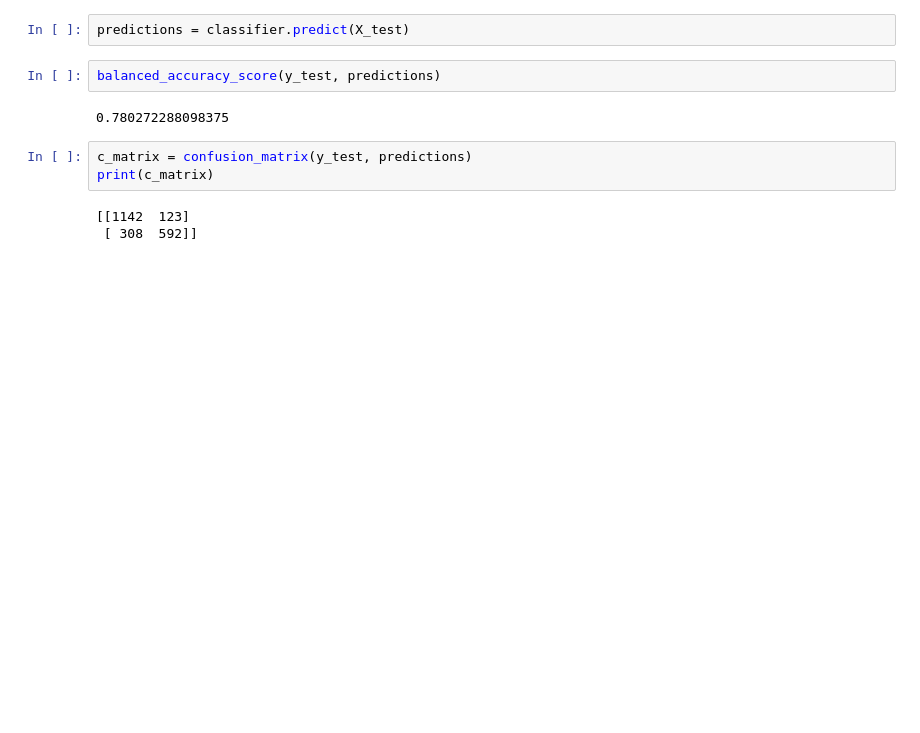
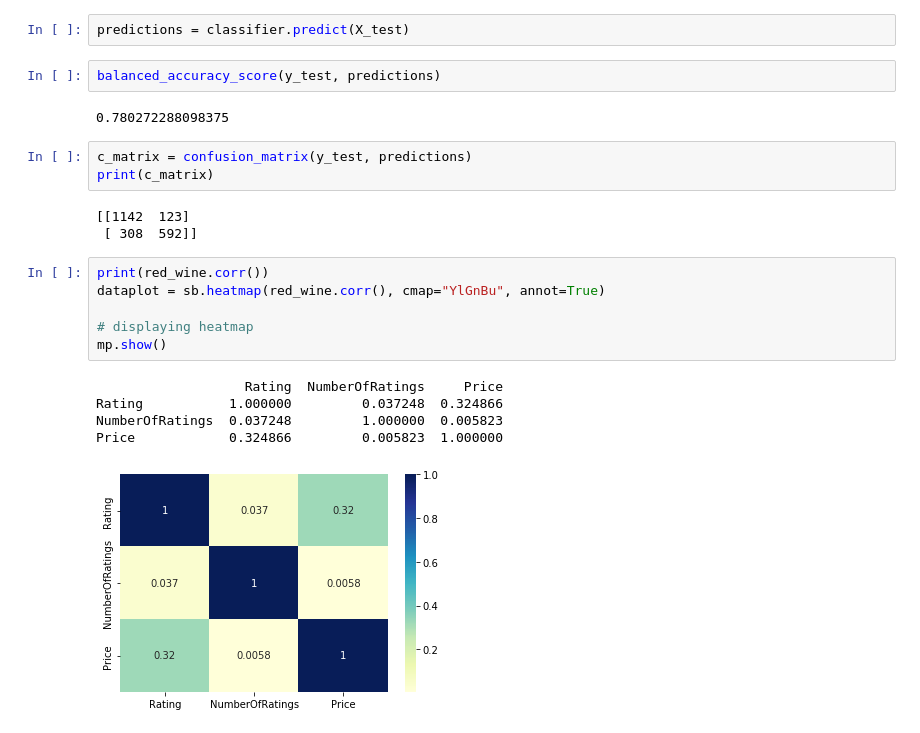
Before and after one commit to jgillas/Group-3-Final-Project, a Jupyter notebook: Red_Regression_Rating.ipynb, the cells around one changed output. Saved outputs shown, nothing was run; the diff lists cells and outputs as text; blank space fills up the shorter version.

```diff
--- a/Red_Regression_Rating.ipynb
+++ b/Red_Regression_Rating.ipynb
@@ -144,3 +151,15 @@ print(c_matrix)
 # %% [output]
 [[1142  123]
  [ 308  592]]
+# %%
+print(red_wine.corr())
+dataplot = sb.heatmap(red_wine.corr(), cmap="YlGnBu", annot=True)
+
+# displaying heatmap
+mp.show()
+# %% [output]
+                   Rating  NumberOfRatings     Price
+Rating           1.000000         0.037248  0.324866
+NumberOfRatings  0.037248         1.000000  0.005823
+Price            0.324866         0.005823  1.000000
+[figure, added]
```
Also changed, not shown: parts of 1 cell of this notebook, 3 other files.
